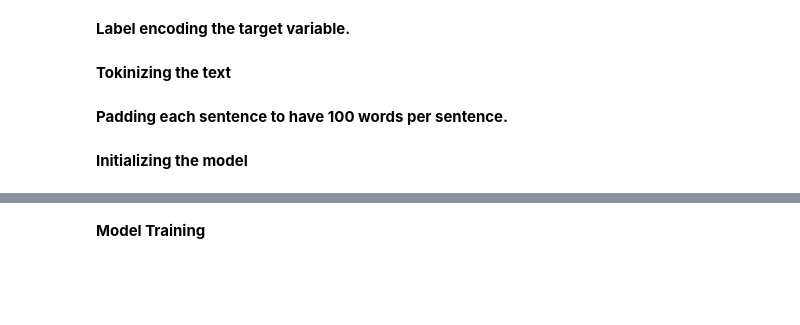
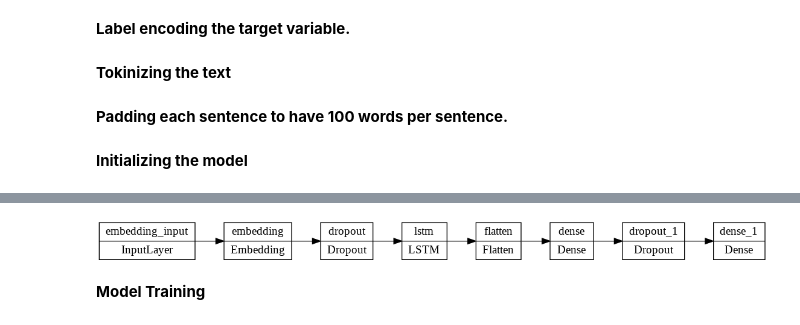
Before and after one commit to AsmaaSobhyy/Arabic_Dialect_classifier, a Jupyter notebook: Model_Training.ipynb, the cells around one changed output, grey strips where cells are left out. Saved outputs shown, nothing was run; the diff lists cells and outputs as text; code cells hidden in the pictures; blank space fills up the shorter version.

```diff
--- a/Model_Training.ipynb
+++ b/Model_Training.ipynb
@@ -156,6 +156,13 @@ Total params: 72,377,214
 Trainable params: 72,377,214
 Non-trainable params: 0
 _________________________________________________________________
+# %%
+tf.keras.utils.plot_model(
+    model, to_file=data_path+'model.png',
+    show_layer_names=True, rankdir='LR'
+)
+# %% [output]
+[figure, added]
 # %% [markdown]
 **Model Training**
 # %%
```
Also changed, not shown: parts of 1 cell of this notebook, 6 other files.
